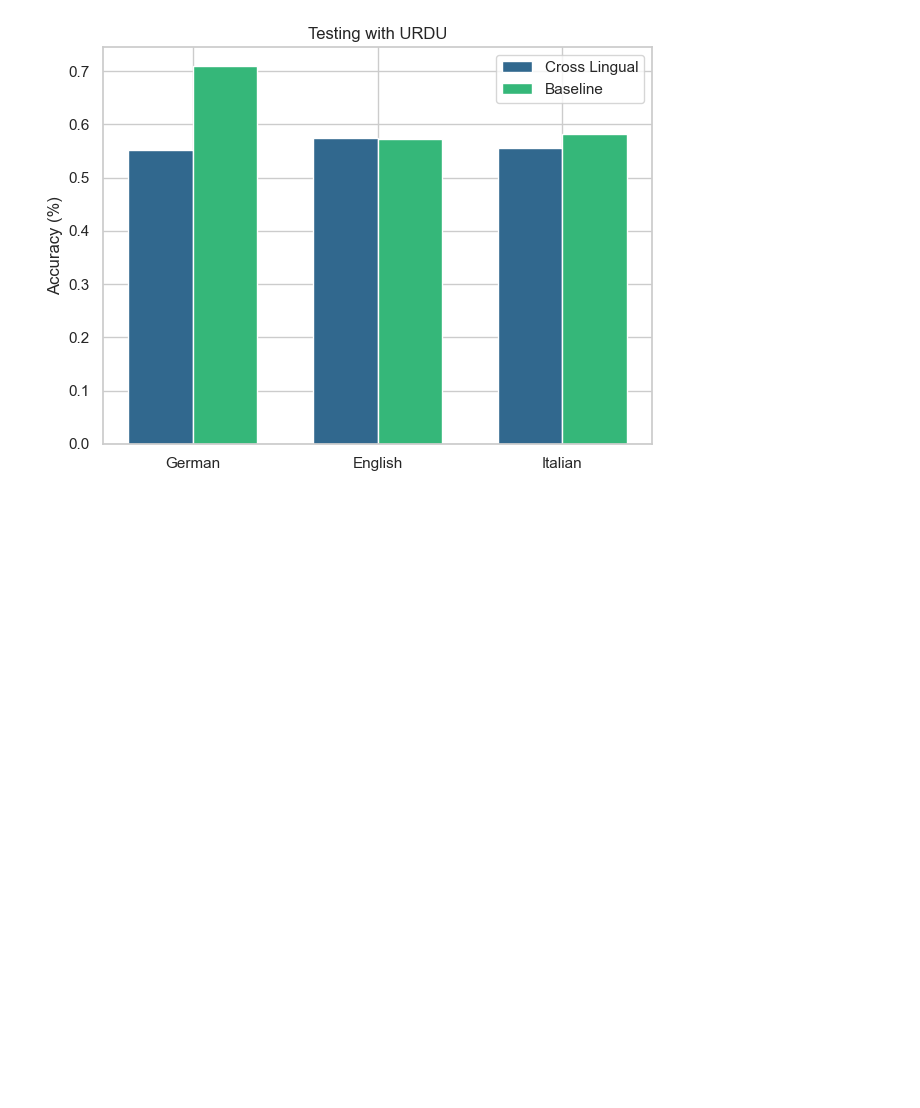
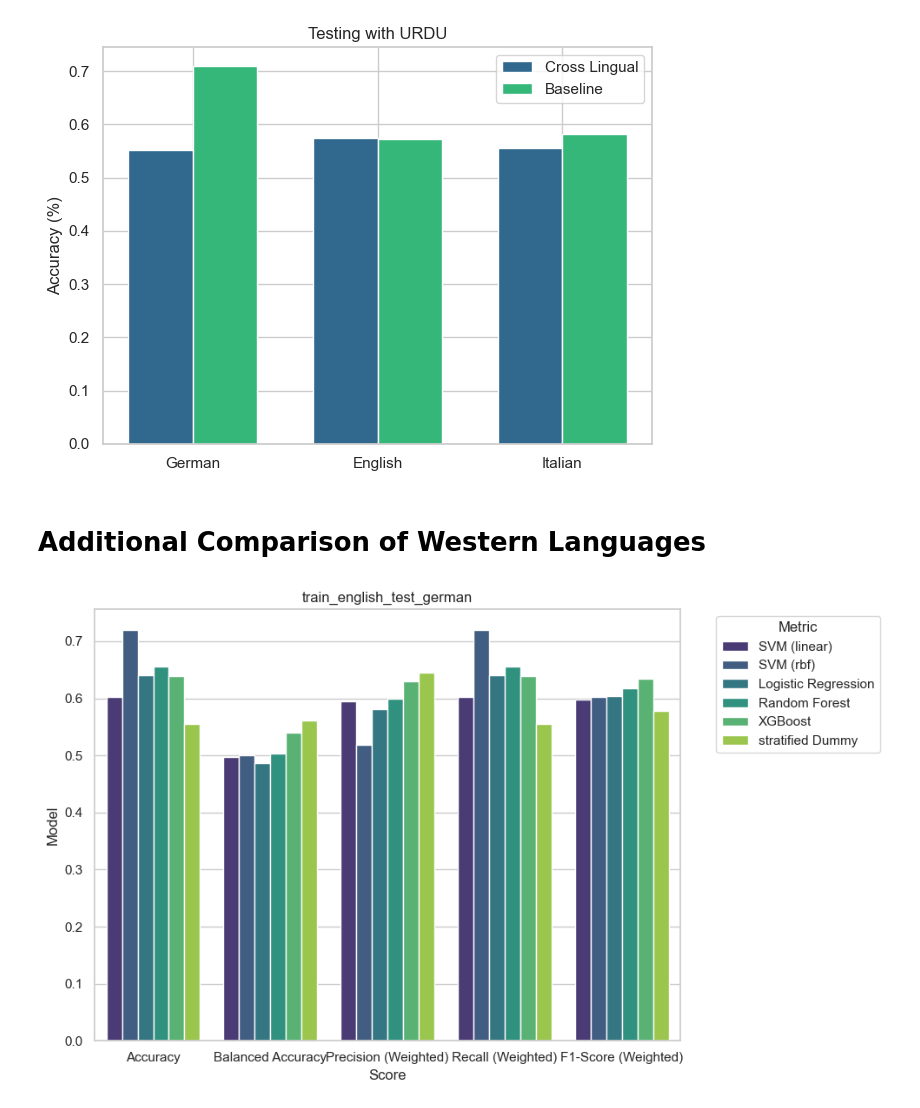
Before and after one commit to juverse/Speech-Emotion-Recognition, a Jupyter notebook: Evaluation/Crosslingual/crosslingual_evaluation.ipynb, the cells around one changed output. Saved outputs shown, nothing was run; the diff lists cells and outputs as text; code cells hidden in the pictures; blank space fills up the shorter version.

Commit message:
revisited percentage adjustments + added western language comparison

```diff
--- a/Evaluation/Crosslingual/crosslingual_evaluation.ipynb
+++ b/Evaluation/Crosslingual/crosslingual_evaluation.ipynb
@@ -161,3 +154,23 @@ plot_crosslingual_vs_baseline(df_baseline_accuracy, df_train_urdu_accuracy, data
 plot_crosslingual_vs_baseline(df_baseline_accuracy, df_test_urdu_accuracy, datasets, "Testing with URDU")
 # %% [output]
 [figure]
+# %% [markdown]
+# Additional Comparison of Western Languages
+# %%
+# read comparisons of western languages
+train_english_test_german = pd.read_csv('train_english_test_german.csv')
+train_english_test_italian = pd.read_csv('train_english_test_italian.csv')
+train_german_test_english = pd.read_csv('train_german_test_english.csv')
+train_german_test_italian = pd.read_csv('train_german_test_italian.csv')
+train_italian_test_english = pd.read_csv('train_italian_test_english.csv')
+train_italian_test_german = pd.read_csv('train_italian_test_german.csv')
+# %%
+# melt dfs
+train_english_test_german = train_english_test_german.melt(id_vars="Model", var_name="Metric", value_name="Score")
+train_english_test_italian = train_english_test_italian.melt(id_vars="Model", var_name="Metric", value_name="Score")
+
+train_german_test_english = train_german_test_english.melt(id_vars="Model", var_name="Metric", value_name="Score")
+train_german_test_italian = train_german_test_italian.melt(id_vars="Model", var_name="Metric", value_name="Score")
+
+train_italian_test_english = train_italian_test_english.melt(id_vars="Model", var_name="Metric", value_name="Score")
+train_italian_test_german = train_italian_test_german.melt(id_vars="Model", var_name="Metric", value_name="Score")
@@ -163,0 +198,4 @@ plot_crosslingual_vs_baseline(df_baseline_accuracy, df_test_urdu_accuracy, datas
+# %%
+plot_results(train_english_test_german, "train_english_test_german")
+# %% [output]
+[figure, added]
```
Also changed, not shown: parts of 17 cells of this notebook, 3 other files.
